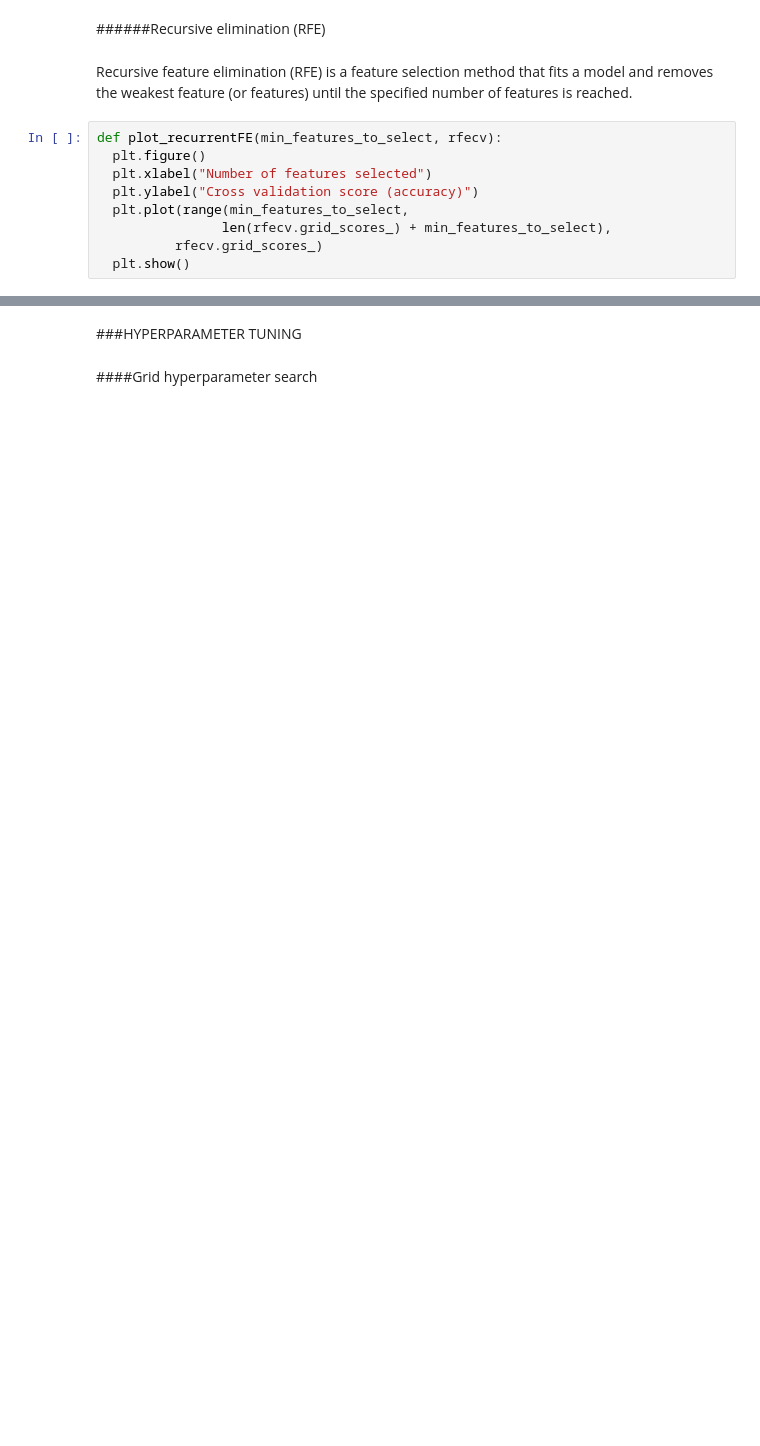
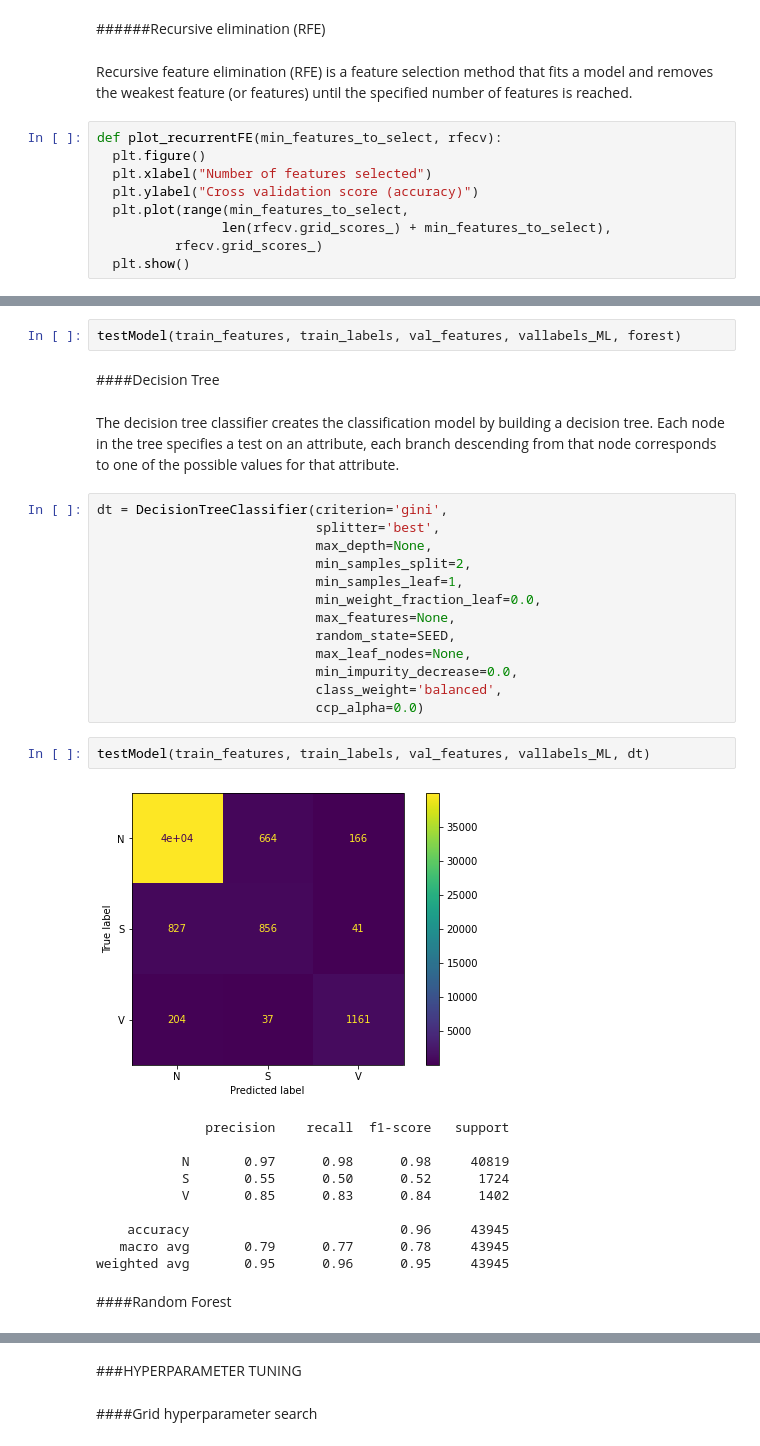
Before and after one commit to alice202122/AI_PROJECT, a Jupyter notebook: Copia_di_AI_Assignment.ipynb, the cells around one changed output, grey strips where cells are left out. Cells and saved outputs as stored; diff of their text form; blank space fills up the shorter version.

```diff
--- a/Copia_di_AI_Assignment.ipynb
+++ b/Copia_di_AI_Assignment.ipynb
@@ -1987,0 +1854,34 @@ Optimal number of features : 17
+# %%
+testModel(train_features, train_labels, val_features, vallabels_ML, forest)
+# %% [markdown]
+####Decision Tree
+# %% [markdown]
+The decision tree classifier creates the classification model by building a decision tree. Each node in the tree specifies a test on an attribute, each branch descending from that node corresponds to one of the possible values for that attribute.
+# %%
+dt = DecisionTreeClassifier(criterion='gini',
+                            splitter='best',
+                            max_depth=None,
+                            min_samples_split=2,
+                            min_samples_leaf=1,
+                            min_weight_fraction_leaf=0.0,
+                            max_features=None,
+                            random_state=SEED,
+                            max_leaf_nodes=None,
+                            min_impurity_decrease=0.0,
+                            class_weight='balanced',
+                            ccp_alpha=0.0)
+# %%
+testModel(train_features, train_labels, val_features, vallabels_ML, dt)
+# %% [output]
+[figure, added]
+              precision    recall  f1-score   support
+
+           N       0.97      0.98      0.98     40819
+           S       0.55      0.50      0.52      1724
+           V       0.85      0.83      0.84      1402
+
+    accuracy                           0.96     43945
+   macro avg       0.79      0.77      0.78     43945
+weighted avg       0.95      0.96      0.95     43945
+# %% [markdown]
+####Random Forest
```
Also changed, not shown: parts of 64 cells of this notebook.
